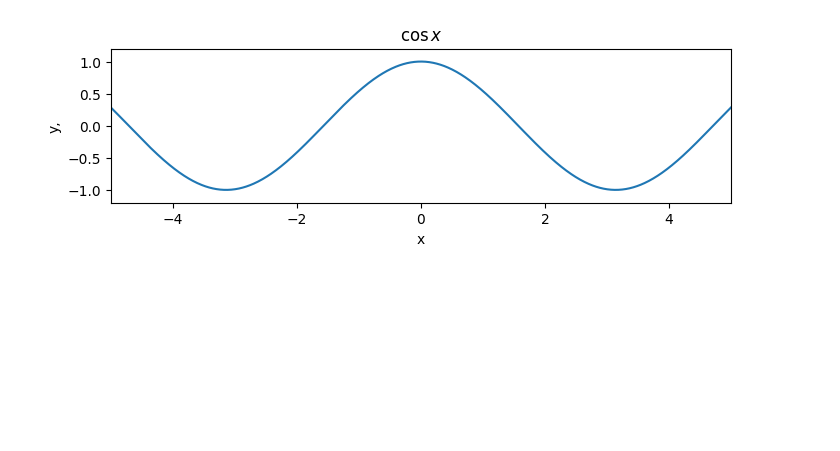
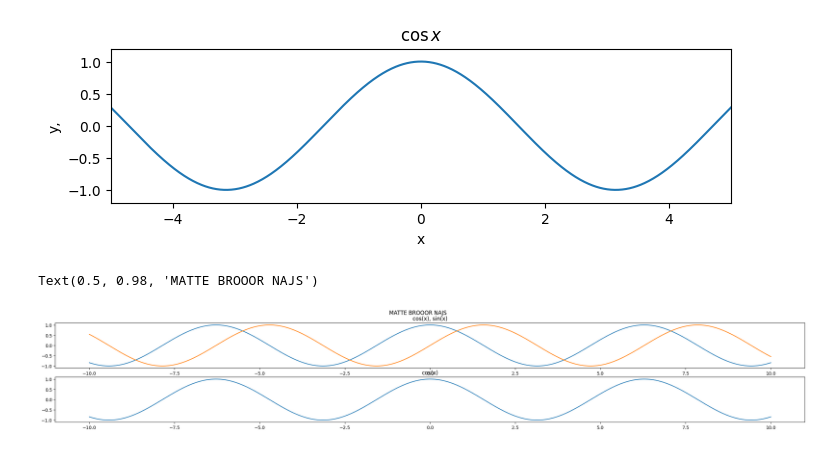
Before and after one commit to Danneftw1/Python-Daniel-Nilsson, a Jupyter notebook: Code-alongs/Lec16-matplot.ipynb, the cells around one changed output. Saved outputs shown, nothing was run; the diff lists cells and outputs as text; code cells hidden in the pictures; blank space fills up the shorter version.

```diff
--- a/Code-alongs/Lec16-matplot.ipynb
+++ b/Code-alongs/Lec16-matplot.ipynb
@@ -48,2 +48,19 @@ fig.savefig("cos(x).png", dpi=200) # sparar bilden
 # %% [output]
 [figure]
+# %%
+# MATLAB style
+plt.figure(figsize=(30,4))
+plt.subplot(2,1,1) # (rows, columns, panel number)
+plt.plot(x, f(x))
+plt.plot(x, np.sin(x))
+plt.title("cos(x), sin(x)")
+
+
+plt.subplot(2,1,2)
+plt.plot(x, f(x))
+plt.title("cos(x)")
+
+plt.suptitle("MATTE BROOOR NAJS")
+# %% [output]
+Text(0.5, 0.98, 'MATTE BROOOR NAJS')
+[figure, added]
```
Also changed, not shown: parts of 3 cells of this notebook, 1 other file.
